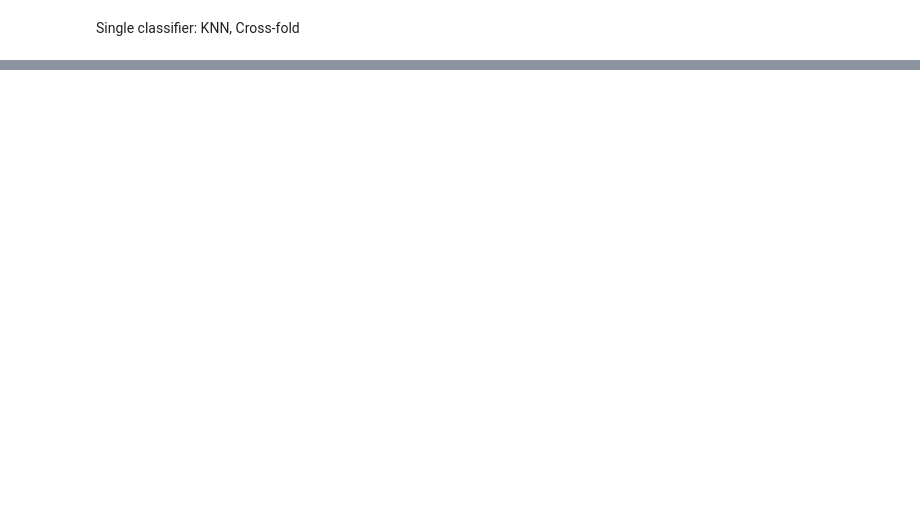
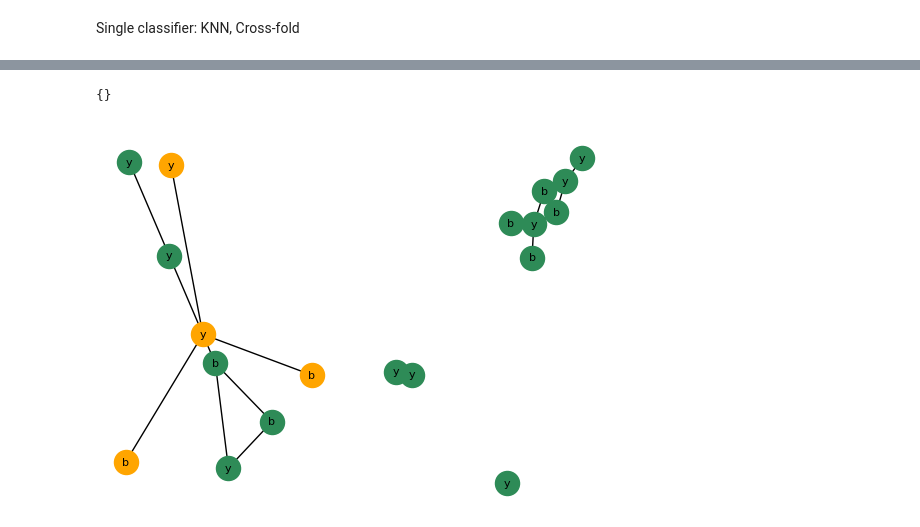
Before and after one commit to neytjieb1/kaggle_challenge, a Jupyter notebook: traintestclassify.ipynb, the cells around one changed output, grey strips where cells are left out. Saved outputs shown, nothing was run; the diff lists cells and outputs as text; code cells hidden in the pictures; blank space fills up the shorter version.

```diff
--- a/traintestclassify.ipynb
+++ b/traintestclassify.ipynb
@@ -192,0 +247,33 @@ K Nearest Neighbors
+# %%
+nx.get_edge_attributes(G2, 'labels')
+# %% [output]
+{}
+# %%
+import networkx as nx
+from lib import draw
+G1 = nx.Graph()
+G1.add_nodes_from([1,2,3,4])
+G1.add_edges_from([(1,2), (2,3), (2,4)])
+nx.set_node_attributes(G1, {1: 'y', 2: 'y', 3: 'b', 4: 'b'}, "labels")
+nx.set_edge_attributes(G1, {e: '-' for e in G1.edges()}, "labels")
+
+
+G2 = nx.Graph()
+G2.add_nodes_from([chr(i) for i in range(65, 70)])
+E = [(65, 66), (66, 67), (67, 68), (67, 69), (68, 69)]
+G2.add_edges_from([tuple(chr(i) for i in e) for e in E])
+nx.set_node_attributes(G2, {chr(i): 'y' for i in [65, 66, 68]} | {chr(i) : 'b' for i in [67, 69]}, "labels")
+nx.set_edge_attributes(G2, {e: '-' for e in G2.edges()}, "labels")
+
+import matplotlib.pyplot as plt
+plt.figure(figsize=(16, 6))
+plt.subplot(1,2,1)
+draw(G1, 'orange')
+draw(G2, 'seagreen')
+
+plt.subplot(1,2,2)
+from lib import direct_product
+J = direct_product(G1, G2)
+draw(J, 'seagreen')
+# %% [output]
+[figure, added]
```
Also changed, not shown: parts of 15 cells of this notebook, 5 other files.
